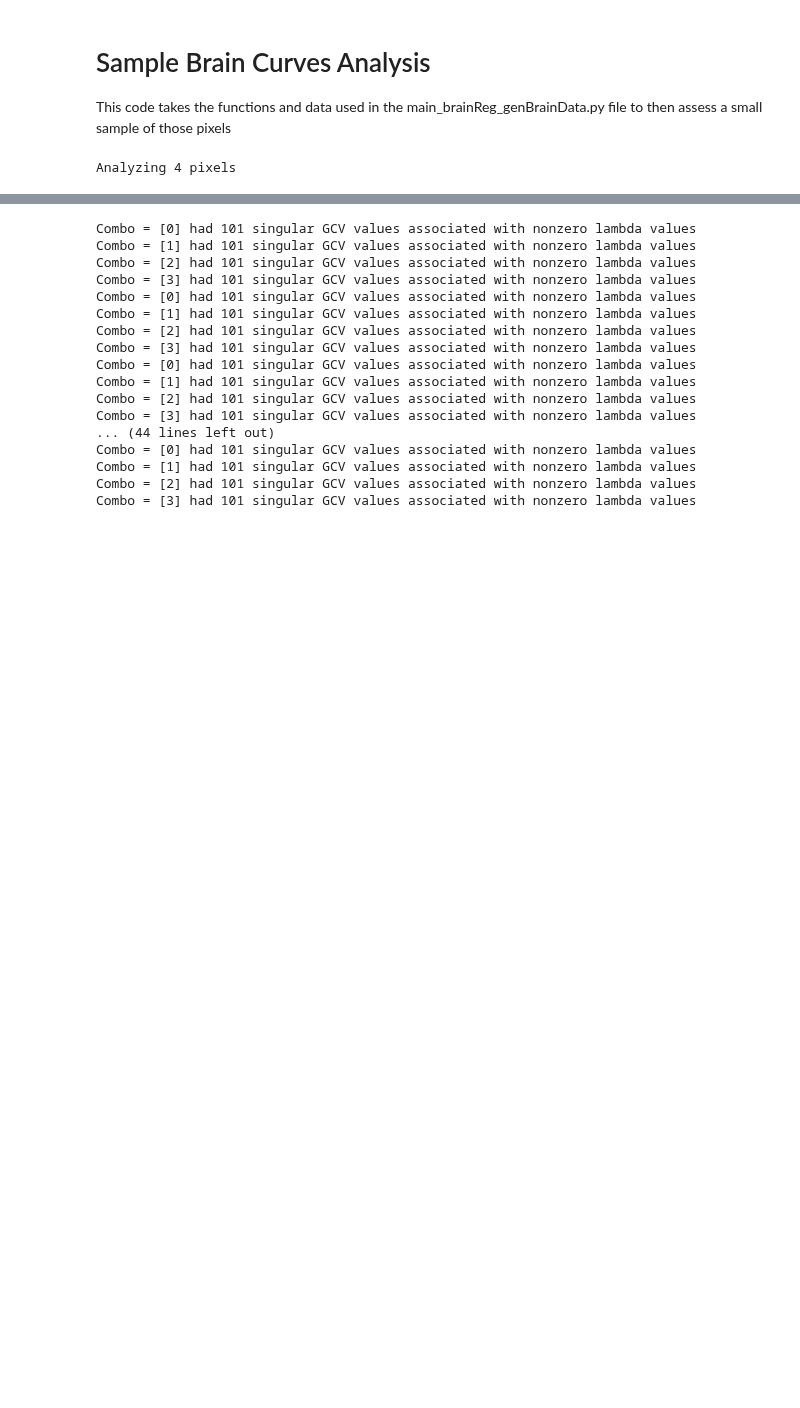
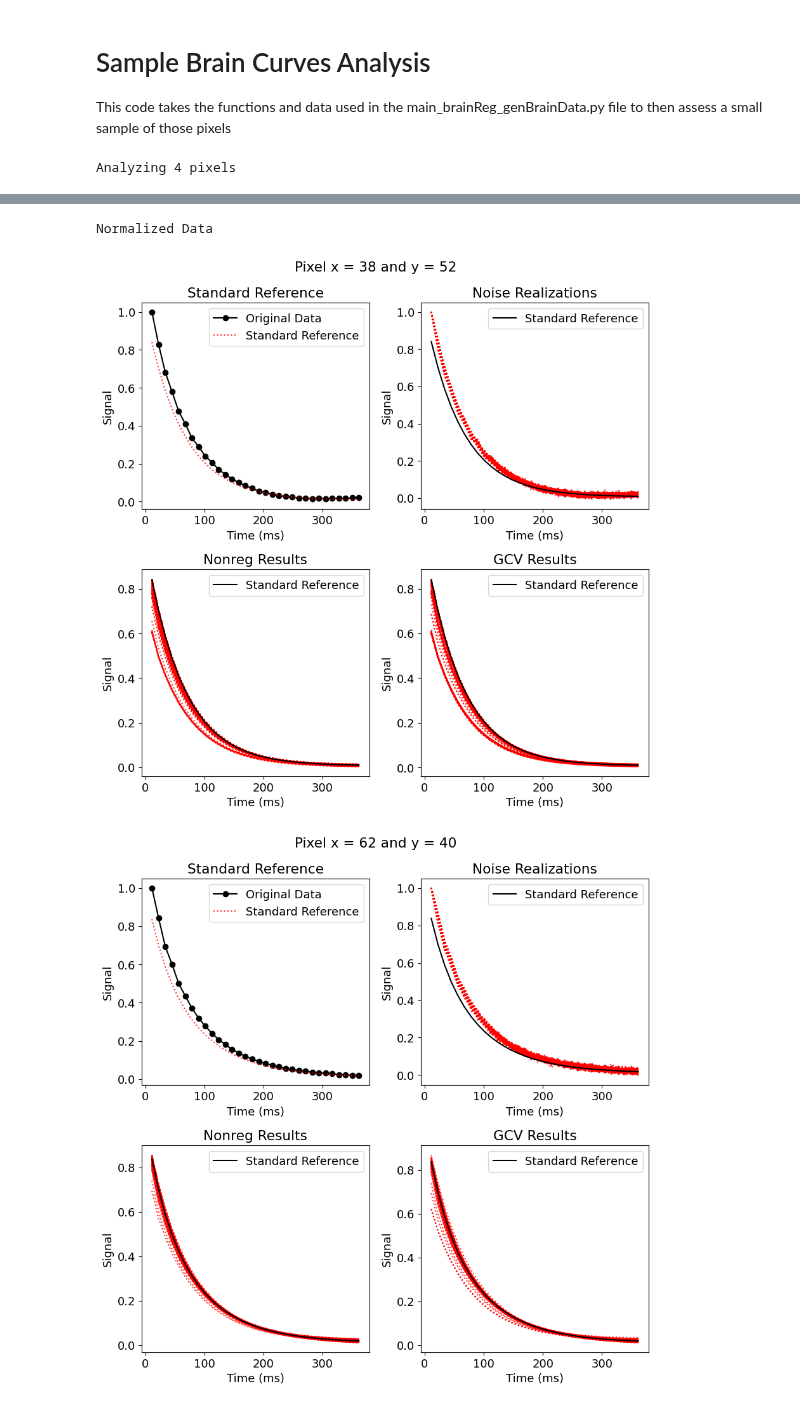
Before and after one commit to Griffin997/Regularization, a Jupyter notebook: SingleBrainPixel_Analysis.ipynb, the cells around one changed output, grey strips where cells are left out. Cells and saved outputs as stored; diff of their text form; code cells hidden in the pictures; blank space fills up the shorter version.

Commit message:
Line Plots

```diff
--- a/SingleBrainPixel_Analysis.ipynb
+++ b/SingleBrainPixel_Analysis.ipynb
@@ -53,7 +58,7 @@ n_lambdas = 101
 SNR_goal = 100
 
 if add_noise:
-    iterations = 15
+    iterations = 200
 else:
     iterations = 1
 
@@ -473,10 +532,22 @@ print(SR_RSS_array.shape)
 (4, 102, 5)
 (4, 102)
+# %%
+if post_normalize_data:
+    complete_estimates = post_normalize(iter_param_array)
+    SR_complete_estimates = post_normalize(SR_param_array)
+    post_norm_blurb = "\nPost Normalized"
+    print("Normalized Data")
+else:
+    print("Raw Data")
+    post_norm_blurb = ""
+    complete_estimates = iter_param_array
+# %% [output]
+Normalized Data
 # %%
-nonreg_sr_params = SR_param_array[:,0,:]
-nonreg_est_params = iter_param_array[:,:,0,:]
+nonreg_sr_params = SR_complete_estimates[:,0,:]
+nonreg_est_params = complete_estimates[:,:,0,:]
 
-n_par = iter_param_array.shape[-1]
+n_par = complete_estimates.shape[-1]
 
 all_GCV_estimates = np.zeros((iterations, n_pix, n_par))
 all_GCV_curves = np.zeros((iterations, n_pix, n_lam))
@@ -484,25 +555,47 @@ all_GCV_lambdas = np.zeros((iterations, n_pix))
 
 for iter in range(iterations):
 
-    GCV_lambdas, GCV_estimates, GCV_curves = pull_GCV(iter_param_array[iter,:,:,:], iter_RSS_array[iter,:,:], lambdas)
+    GCV_lambdas, GCV_estimates, GCV_curves = pull_GCV(complete_estimates[iter,:,:,:], iter_RSS_array[iter,:,:], lambdas)
     all_GCV_estimates[iter,:] = GCV_estimates
     all_GCV_lambdas[iter,:] = GCV_lambdas
     all_GCV_curves[iter,:] = GCV_curves
-# %% [output]
-Combo = [0] had 101 singular GCV values associated with nonzero lambda values
-Combo = [1] had 101 singular GCV values associated with nonzero lambda values
-Combo = [2] had 101 singular GCV values associated with nonzero lambda values
-Combo = [3] had 101 singular GCV values associated with nonzero lambda values
-Combo = [0] had 101 singular GCV values associated with nonzero lambda values
-Combo = [1] had 101 singular GCV values associated with nonzero lambda values
-Combo = [2] had 101 singular GCV values associated with nonzero lambda values
-Combo = [3] had 101 singular GCV values associated with nonzero lambda values
-Combo = [0] had 101 singular GCV values associated with nonzero lambda values
-Combo = [1] had 101 singular GCV values associated with nonzero lambda values
-Combo = [2] had 101 singular GCV values associated with nonzero lambda values
-Combo = [3] had 101 singular GCV values associated with nonzero lambda values
-... (44 lines left out)
-Combo = [0] had 101 singular GCV values associated with nonzero lambda values
-Combo = [1] had 101 singular GCV values associated with nonzero lambda values
-Combo = [2] had 101 singular GCV values associated with nonzero lambda values
-Combo = [3] had 101 singular GCV values associated with nonzero lambda values
+# %%
+for pix in range(n_pix):
+    fig, ax = plt.subplots(2,2,figsize=(9,9),tight_layout=True)
+    plt.suptitle(f"Pixel x = {pixels[pix,1]} and y = {pixels[pix,0]}")
+    ax[0,0].plot(tdata, unnoised_curves[pix,:], color = 'k', label = "Original Data", marker = 'o')
+    ax[0,0].plot(tdata, G_off(tdata, *nonreg_sr_params[pix,:]), label = "Standard Reference", alpha = 0.8, ls = ":", color = 'r')
+    ax[0,0].set_xlabel('Time (ms)')
+    ax[0,0].set_ylabel('Signal')
+    ax[0,0].set_title("Standard Reference")
+    ax[0,0].legend()
+
+
+    for iter in range(iterations):
+        ax[0,1].plot(tdata, noised_curves[iter,pix,:], alpha = 0.8, ls = ":", color = 'r')
+    ax[0,1].plot(tdata, G_off(tdata, *nonreg_sr_params[pix,:]), color = 'k', label = "Standard Reference")
+    ax[0,1].set_xlabel('Time (ms)')
+    ax[0,1].set_ylabel('Signal')
+    ax[0,1].set_title("Noise Realizations")
+    ax[0,1].legend()
+
+
+    for iter in range(iterations):
+        ax[1,0].plot(tdata, G_off(tdata, *nonreg_est_params[iter,pix, :]), alpha = 0.8, ls = ":", color = 'r')
+    ax[1,0].plot(tdata, G_off(tdata, *nonreg_sr_params[pix,:]), color = 'k', label = "Standard Reference")
+    ax[1,0].set_xlabel('Time (ms)')
+    ax[1,0].set_ylabel('Signal')
+    ax[1,0].set_title("Nonreg Results")
+    ax[1,0].legend()
+
+
+    for iter in range(iterations):
+        ax[1,1].plot(tdata, G_off(tdata, *all_GCV_estimates[iter,pix, :]), alpha = 0.8, ls = ":", color = 'r')
+    ax[1,1].plot(tdata, G_off(tdata, *nonreg_sr_params[pix,:]), color = 'k', label = "Standard Reference")
+    ax[1,1].set_xlabel('Time (ms)')
+    ax[1,1].set_ylabel('Signal')
+    ax[1,1].set_title("GCV Results")
+    ax[1,1].legend()
+# %% [output]
+[figure, added]
+[figure, added]
```
Also changed, not shown: parts of 11 cells of this notebook.
